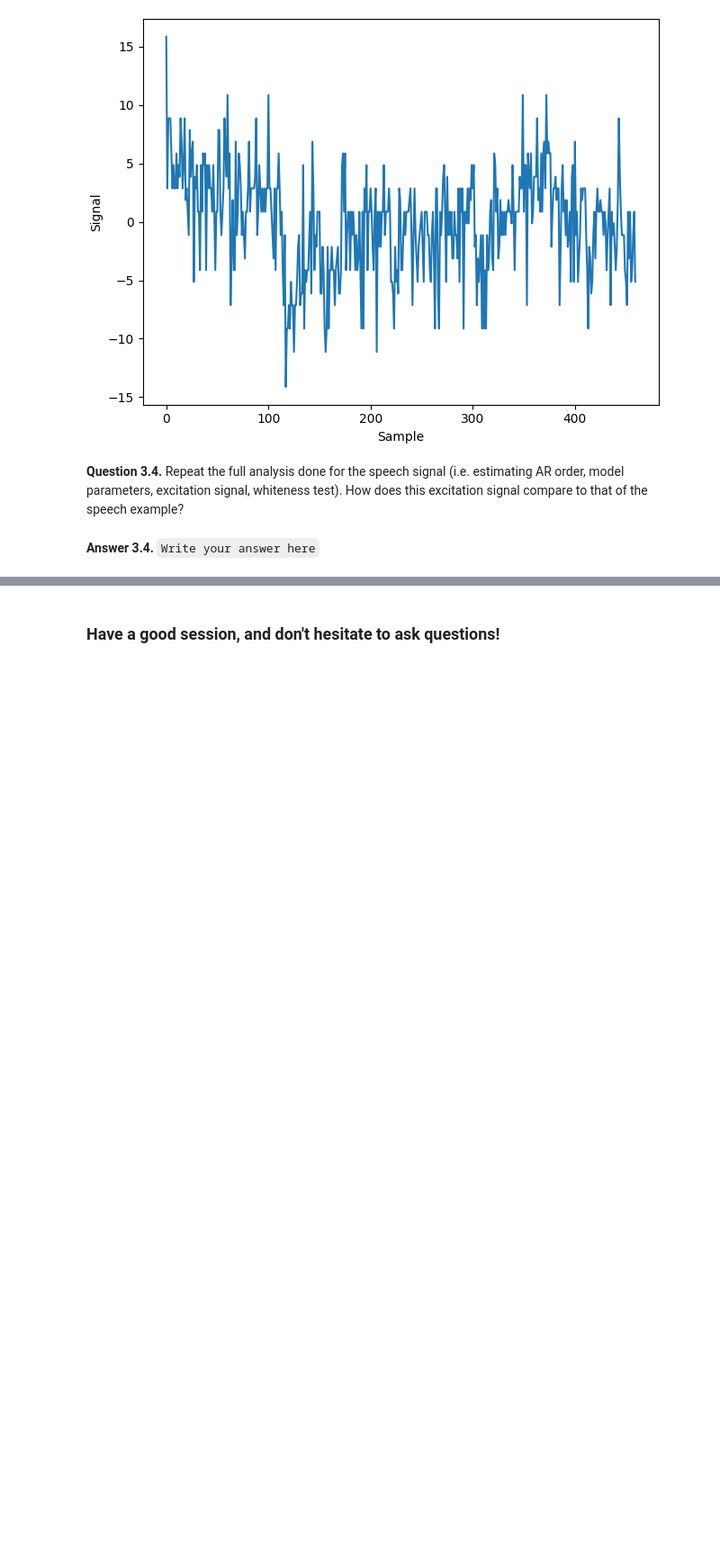
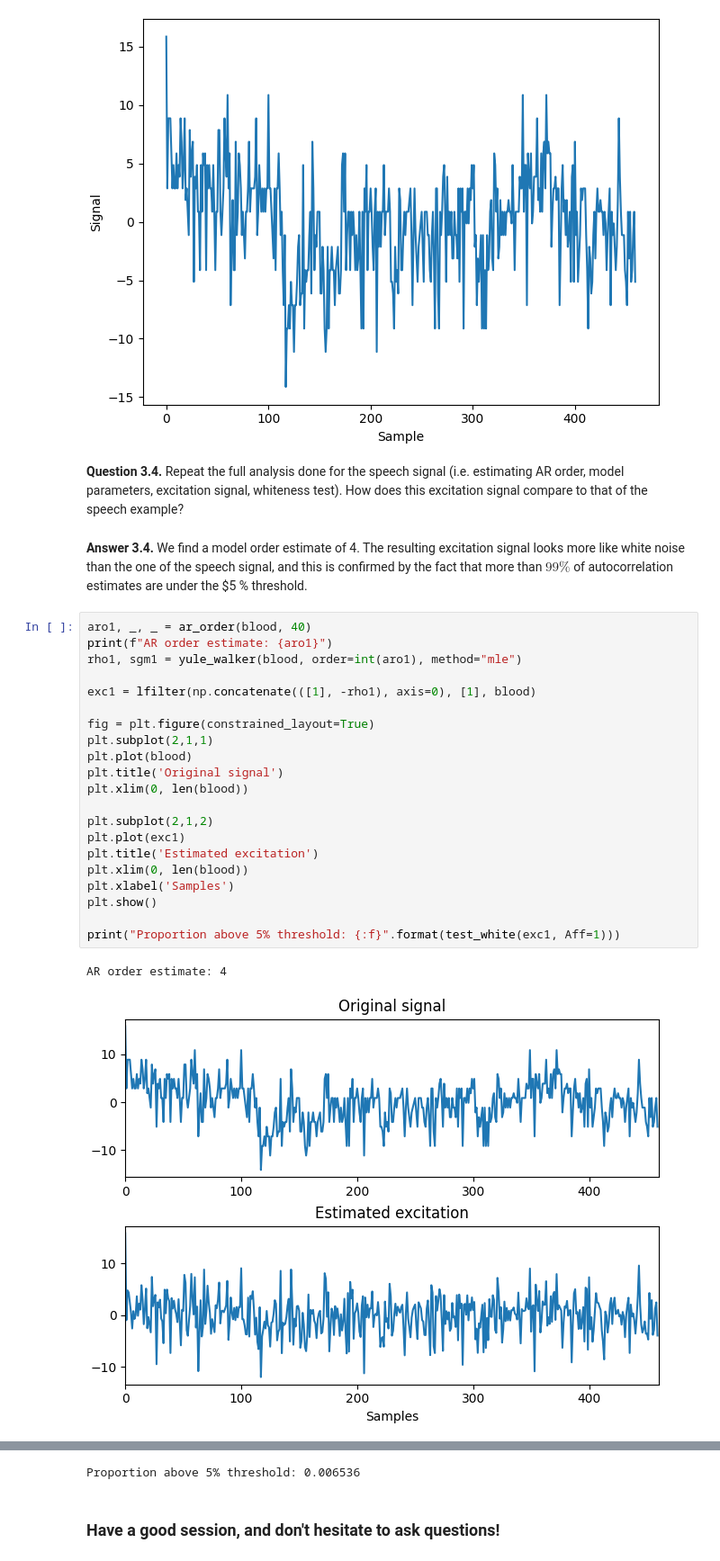
Before and after one commit to roduit/EE-512-Biomedical-signal-processing, a Jupyter notebook: labs/lab05/Lab_LinearModels1_v01_complete.ipynb, the cells around one changed output, grey strips where cells are left out. Shown at 90% size. Drawn from its saved outputs; the diff is of its cells as text; blank space fills up the shorter version.

```diff
--- a/labs/lab05/Lab_LinearModels1_v01_complete.ipynb
+++ b/labs/lab05/Lab_LinearModels1_v01_complete.ipynb
@@ -434,4 +435,29 @@ plt.show()
 # %% [markdown]
 **Question 3.4.** Repeat the full analysis done for the speech signal (i.e. estimating AR order, model parameters, excitation signal, whiteness test). How does this excitation signal compare to that of the speech example?
 # %% [markdown]
-**Answer 3.4.** `Write your answer here`
+**Answer 3.4.** We find a model order estimate of 4.
+The resulting excitation signal looks more like white noise than the one of the speech signal, and this is confirmed by the fact that more than $99 \%$ of autocorrelation estimates are under the $5 \% threshold.
+# %%
+aro1, _, _ = ar_order(blood, 40)
+print(f"AR order estimate: {aro1}")
+rho1, sgm1 = yule_walker(blood, order=int(aro1), method="mle")
+
+exc1 = lfilter(np.concatenate(([1], -rho1), axis=0), [1], blood)
+
+fig = plt.figure(constrained_layout=True)
+plt.subplot(2,1,1)
+plt.plot(blood)
+plt.title('Original signal')
+plt.xlim(0, len(blood))
+
+plt.subplot(2,1,2)
+plt.plot(exc1)
+plt.title('Estimated excitation')
+plt.xlim(0, len(blood))
+plt.xlabel('Samples')
+plt.show()
+
+print("Proportion above 5% threshold: {:f}".format(test_white(exc1, Aff=1)))
+# %% [output]
+AR order estimate: 4
+[figure, added]
@@ -438,2 +465,3 @@ plt.show()
+Proportion above 5% threshold: 0.006536
 # %% [markdown]
 ### Have a good session, and don't hesitate to ask questions!
```
Also changed, not shown: parts of 7 cells of this notebook.
